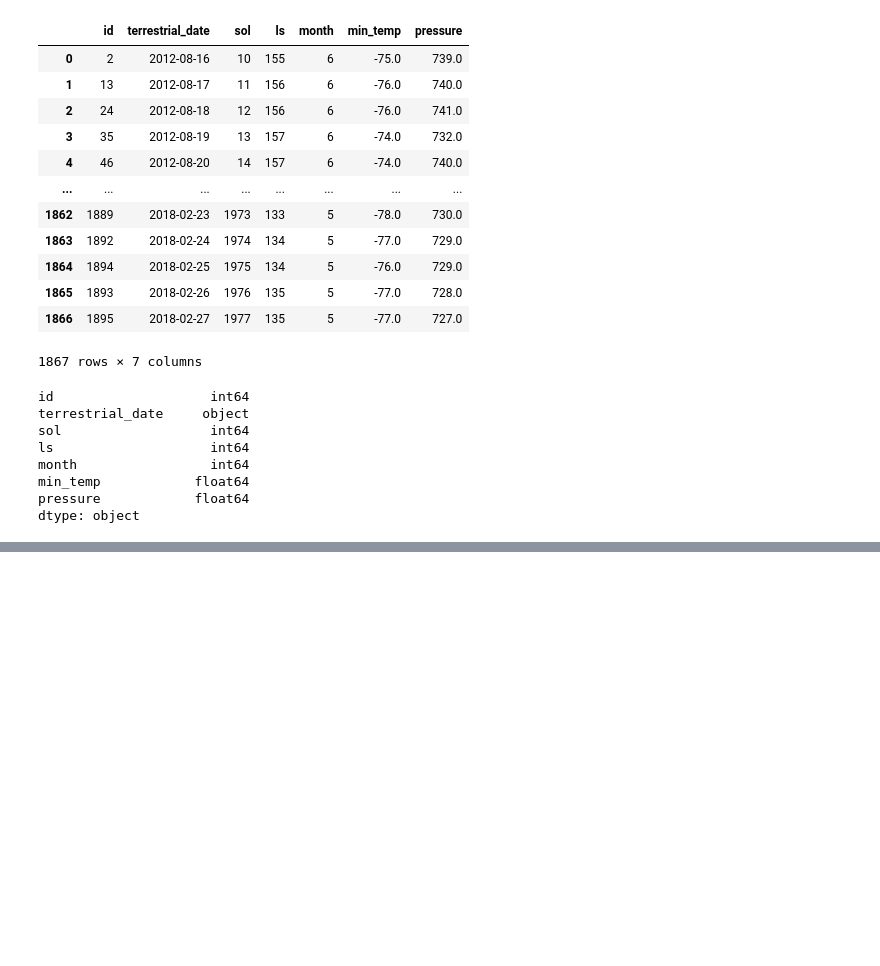
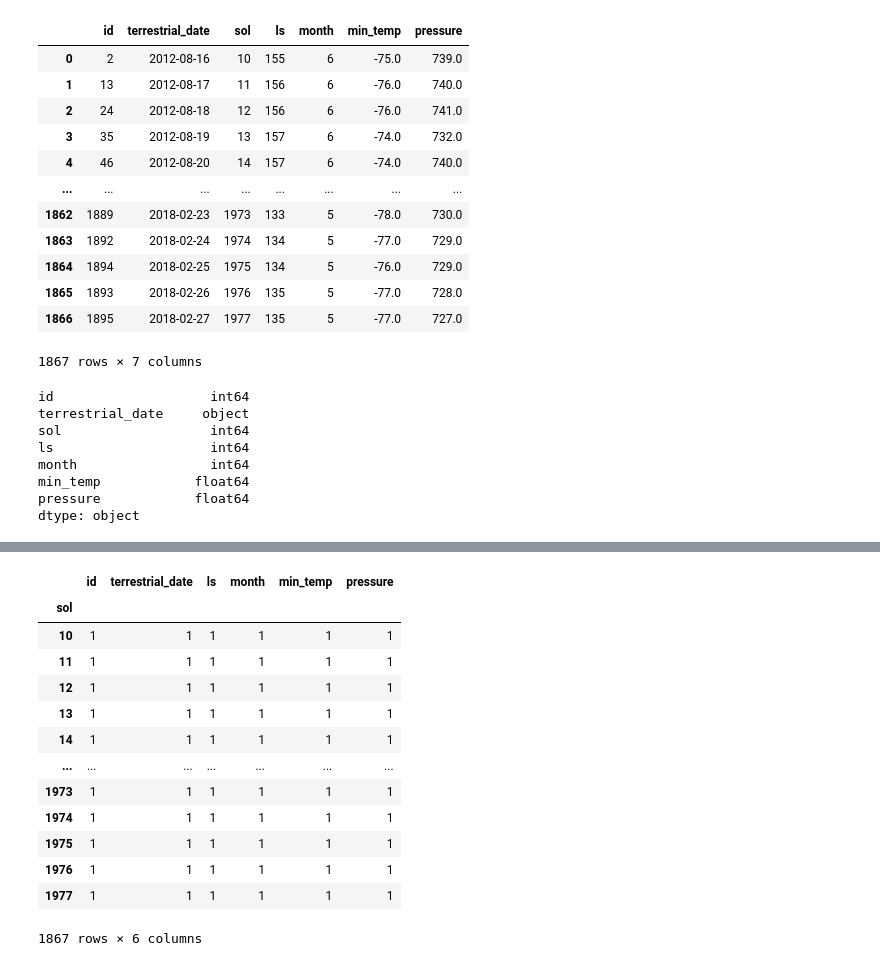
Before and after one commit to nnamdiilokah/Mission-to-Mars, a Jupyter notebook: mars_data_challenge_part_2.ipynb, the cells around one changed output, grey strips where cells are left out. Drawn from its saved outputs; the diff is of its cells as text; code cells hidden in the pictures; blank space fills up the shorter version.

```diff
--- a/mars_data_challenge_part_2.ipynb
+++ b/mars_data_challenge_part_2.ipynb
@@ -51,0 +72,18 @@ dtype: object
+# %%
+#How many Martian (and not Earth) days worth of data exist in the scraped dataset?
+mars_weather_df.groupby("sol").count()
+# %% [output]
+|  | id | terrestrial_date | ls | month | min_temp | pressure |
+| sol |  |  |  |  |  |  |
+| 10 | 1 | 1 | 1 | 1 | 1 | 1 |
+| 11 | 1 | 1 | 1 | 1 | 1 | 1 |
+| 12 | 1 | 1 | 1 | 1 | 1 | 1 |
+| 13 | 1 | 1 | 1 | 1 | 1 | 1 |
+| 14 | 1 | 1 | 1 | 1 | 1 | 1 |
+| ... | ... | ... | ... | ... | ... | ... |
+| 1973 | 1 | 1 | 1 | 1 | 1 | 1 |
+| 1974 | 1 | 1 | 1 | 1 | 1 | 1 |
+| 1975 | 1 | 1 | 1 | 1 | 1 | 1 |
+| 1976 | 1 | 1 | 1 | 1 | 1 | 1 |
+| 1977 | 1 | 1 | 1 | 1 | 1 | 1 |
+1867 rows × 6 columns
```
Also changed, not shown: parts of 10 cells of this notebook.
